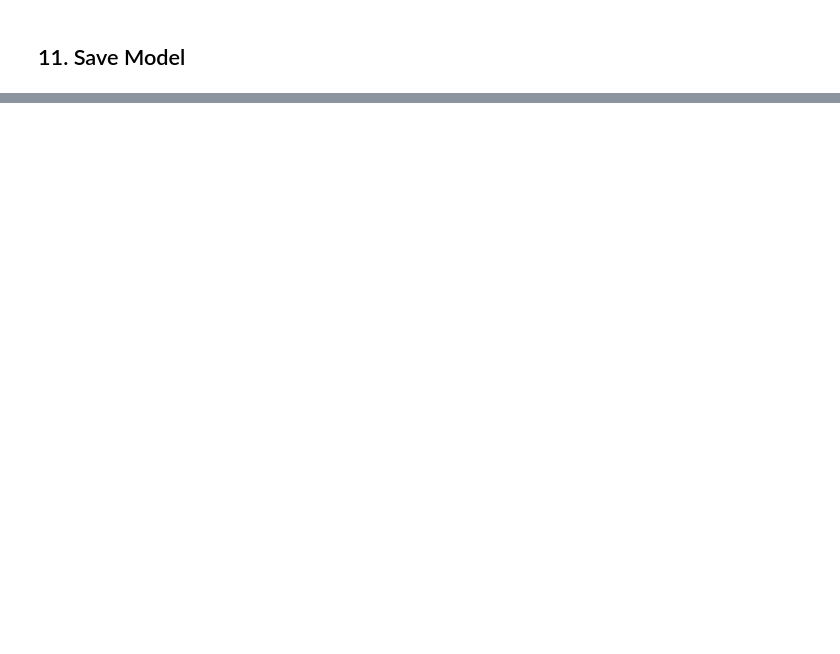
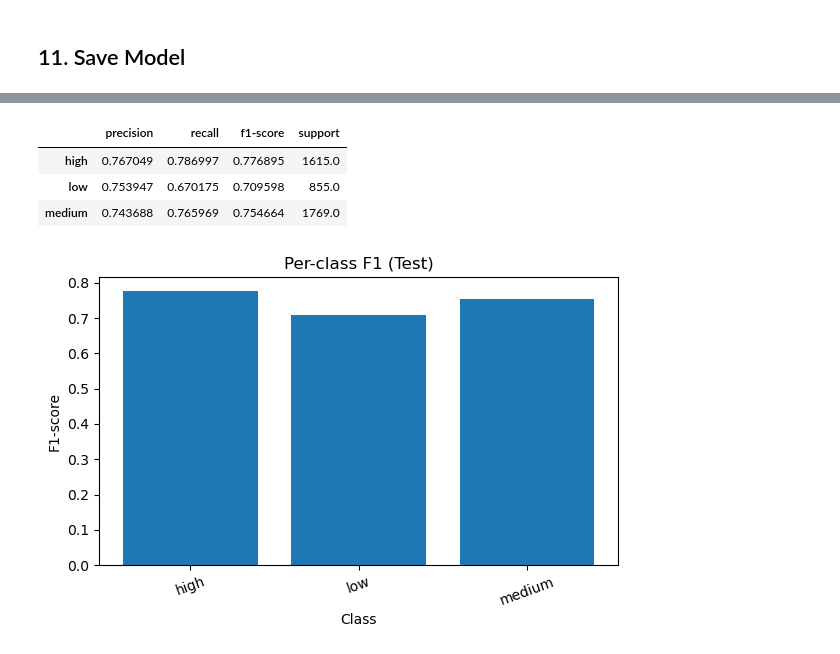
Before and after one commit to sheyangsuzhiyuan-max/AI_support_tickets, a Jupyter notebook: notebooks/04_BERT_Finetune.ipynb, the cells around one changed output, grey strips where cells are left out. Drawn from its saved outputs; the diff is of its cells as text; code cells hidden in the pictures; blank space fills up the shorter version.

```diff
--- a/notebooks/04_BERT_Finetune.ipynb
+++ b/notebooks/04_BERT_Finetune.ipynb
@@ -316,0 +518,53 @@ Model saved to ../src/model/bert_finetuned.pt
+# %%
+import pandas as pd
+import matplotlib.pyplot as plt
+from sklearn.metrics import classification_report
+
+# ====== 你需要确保这两个变量存在 ======
+# y_true = [...]
+# y_pred = [...]
+# 可选：id2label = {0:"...", 1:"...", 2:"..."}  # 如果你有更好，没有也行
+
+# 1) classification report（dict 形式方便转表）
+report_dict = classification_report(
+    y_true,
+    y_pred,
+    output_dict=True,
+    zero_division=0
+)
+
+# 2) 转成表格（只保留每个类别的行）
+df_report = pd.DataFrame(report_dict).T
+
+# 如果你希望只看类别（排除 accuracy/macro avg/weighted avg）
+# 类别行通常是 '0','1','2'（取决于你的 label 编码）
+class_rows = [idx for idx in df_report.index if idx.isdigit()]
+df_cls = df_report.loc[class_rows, ["precision", "recall", "f1-score", "support"]].copy()
+
+# 3) 如果你有 id2label，把 index 替换成更可读的类别名
+try:
+    df_cls.index = [id2label[int(i)] for i in df_cls.index]
+except Exception:
+    pass
+
+display(df_cls)
+
+# 保存成 csv（可选）
+df_cls.to_csv("per_class_report.csv", index=True)
+
+# 4) Per-class F1 bar chart
+plt.figure(figsize=(6,4))
+plt.bar(df_cls.index.astype(str), df_cls["f1-score"])
+plt.title("Per-class F1 (Test)")
+plt.xlabel("Class")
+plt.ylabel("F1-score")
+plt.xticks(rotation=20)
+plt.tight_layout()
+plt.savefig("per_class_f1_bar.png", dpi=200)
+plt.show()
+# %% [output]
+|  | precision | recall | f1-score | support |
+| high | 0.767049 | 0.786997 | 0.776895 | 1615.0 |
+| low | 0.753947 | 0.670175 | 0.709598 | 855.0 |
+| medium | 0.743688 | 0.765969 | 0.754664 | 1769.0 |
+[figure, added]
```
Also changed, not shown: parts of 9 cells of this notebook, 2 other files.
